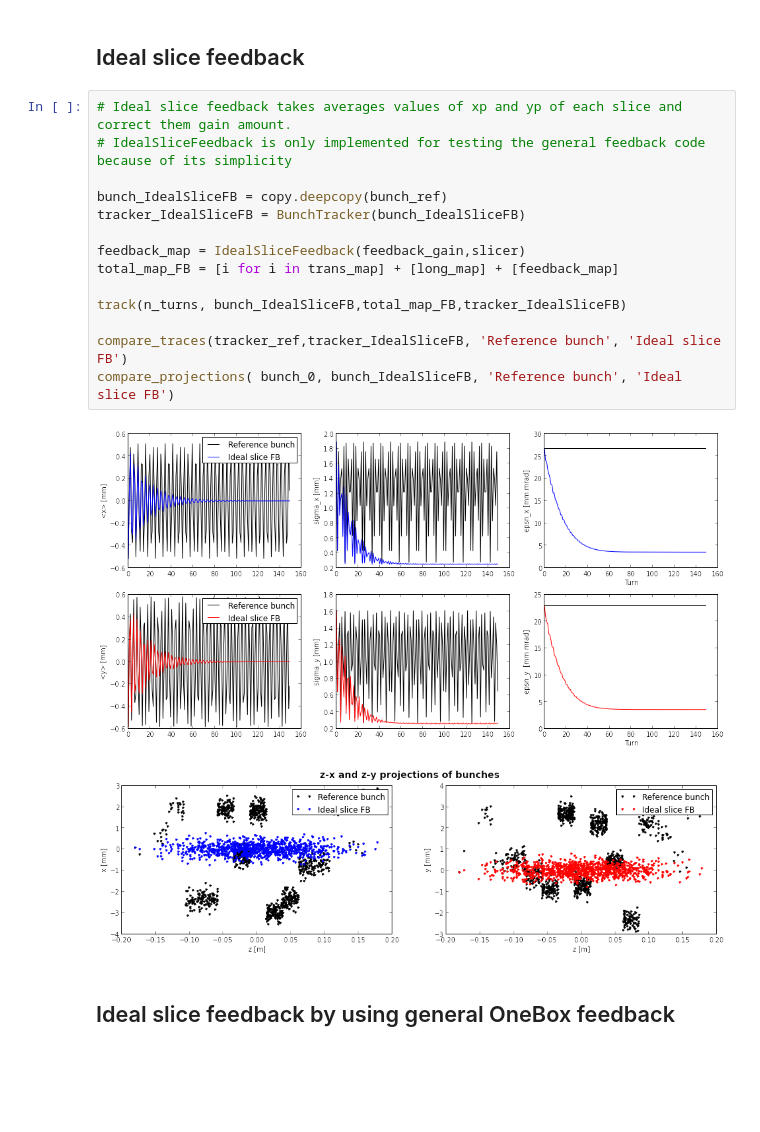
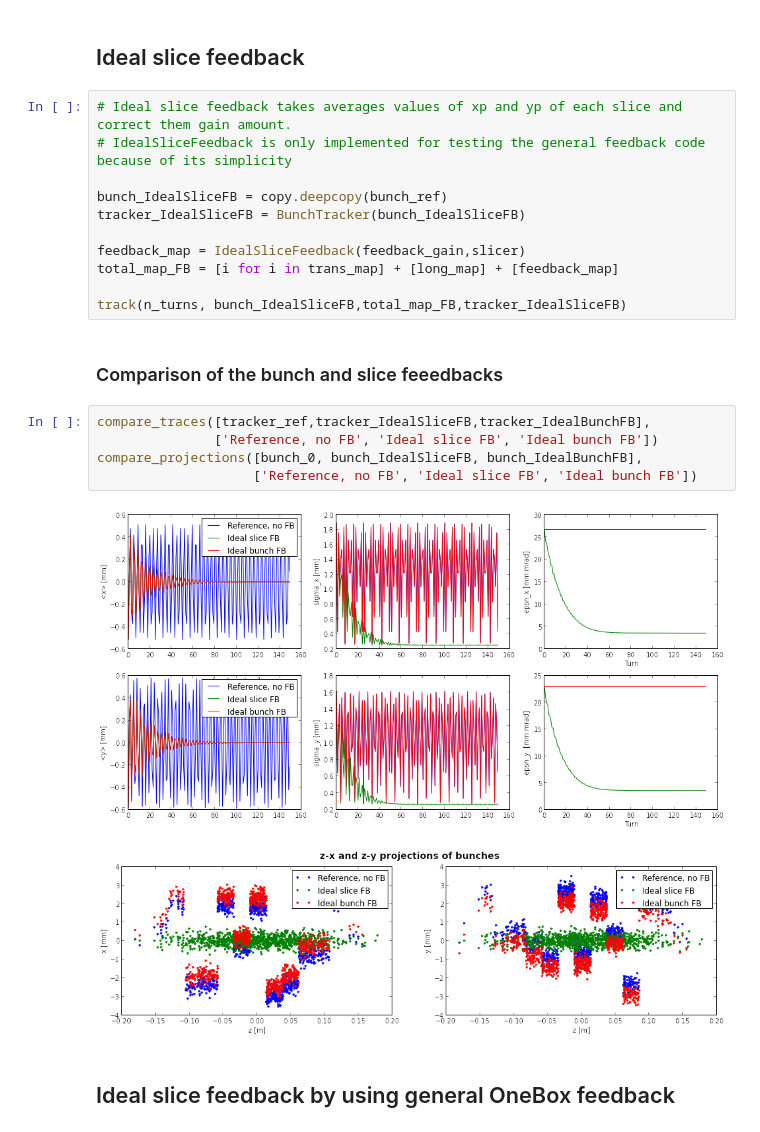
Before and after one commit to jkomppula/PyHEADTAIL_feedback, a Jupyter notebook: interactive-tests/OneboxFeedbackTest.ipynb, the cells around one changed output. Saved outputs shown, nothing was run; the diff lists cells and outputs as text; blank space fills up the shorter version.

```diff
--- a/interactive-tests/OneboxFeedbackTest.ipynb
+++ b/interactive-tests/OneboxFeedbackTest.ipynb
@@ -262,12 +260,16 @@ feedback_map = IdealSliceFeedback(feedback_gain,slicer)
 total_map_FB = [i for i in trans_map] + [long_map] + [feedback_map]
 
 track(n_turns, bunch_IdealSliceFB,total_map_FB,tracker_IdealSliceFB)
-
-compare_traces(tracker_ref,tracker_IdealSliceFB, 'Reference bunch', 'Ideal slice FB')
-compare_projections( bunch_0, bunch_IdealSliceFB, 'Reference bunch', 'Ideal slice FB')
-# %% [output]
-[figure, removed]
-[figure, removed]
+# %% [markdown]
+### Comparison of the bunch and slice feeedbacks
+# %%
+compare_traces([tracker_ref,tracker_IdealSliceFB,tracker_IdealBunchFB],
+               ['Reference, no FB', 'Ideal slice FB', 'Ideal bunch FB'])
+compare_projections([bunch_0, bunch_IdealSliceFB, bunch_IdealBunchFB],
+                    ['Reference, no FB', 'Ideal slice FB', 'Ideal bunch FB'])
+# %% [output]
+[figure, added]
+[figure, added]
 # %% [markdown]
 ## Ideal slice feedback by using general OneBox feedback
 # %%
```
Also changed, not shown: parts of 5 cells of this notebook, 2 other files.
